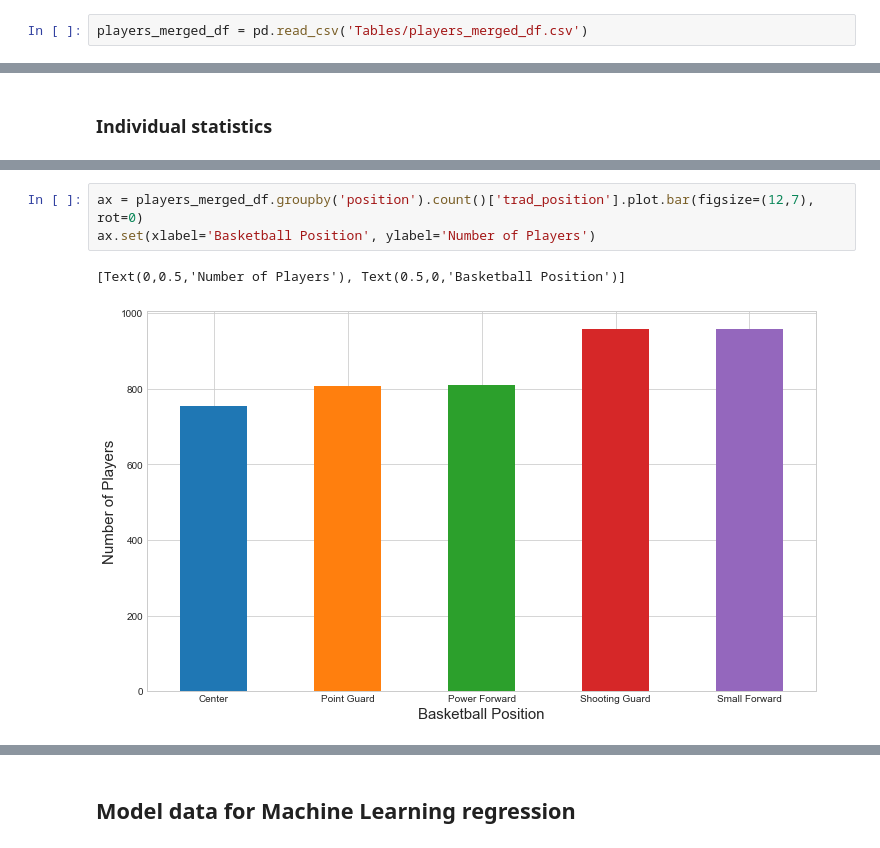
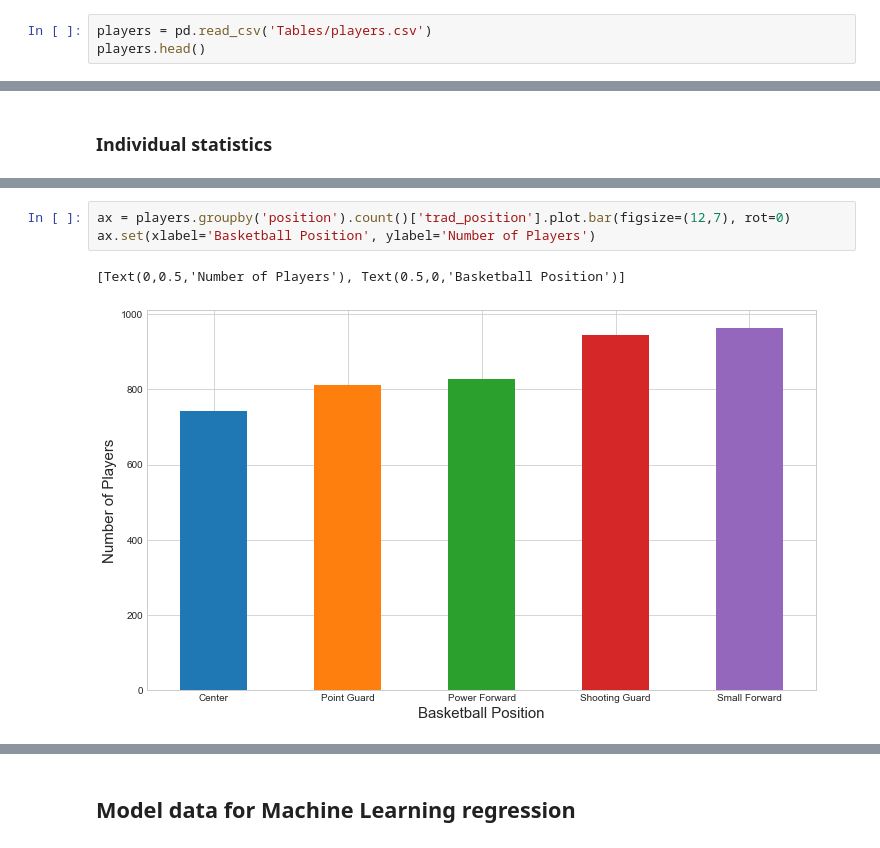
Before and after one commit to ymericson/NBA-player-info, a Jupyter notebook: NBA players stats.ipynb, the cells around one changed output, grey strips where cells are left out. Cells and saved outputs as stored; diff of their text form.

```diff
--- a/NBA players stats.ipynb
+++ b/NBA players stats.ipynb
@@ -8,4 +8,5 @@ from bs4 import BeautifulSoup, SoupStrainer
 import sys, string, requests, datetime, time
 %matplotlib inline
 # %%
-players_merged_df = pd.read_csv('Tables/players_merged_df.csv')
+players = pd.read_csv('Tables/players.csv')
+players.head()
@@ -73,9 +72,9 @@ ax.set(xlabel='Weight (lbs)', ylabel='Height (inches)')
 <seaborn.axisgrid.FacetGrid at 0x...>
 [figure]
 # %%
-ax = players_merged_df.groupby('position').count()['trad_position'].plot.bar(figsize=(12,7), rot=0)
+ax = players.groupby('position').count()['trad_position'].plot.bar(figsize=(12,7), rot=0)
 ax.set(xlabel='Basketball Position', ylabel='Number of Players')
 # %% [output]
 [Text(0,0.5,'Number of Players'), Text(0.5,0,'Basketball Position')]
-[figure, old version]
+[figure, new version]
 # %%
```
Also changed, not shown: parts of 25 cells of this notebook, 2 other files.
